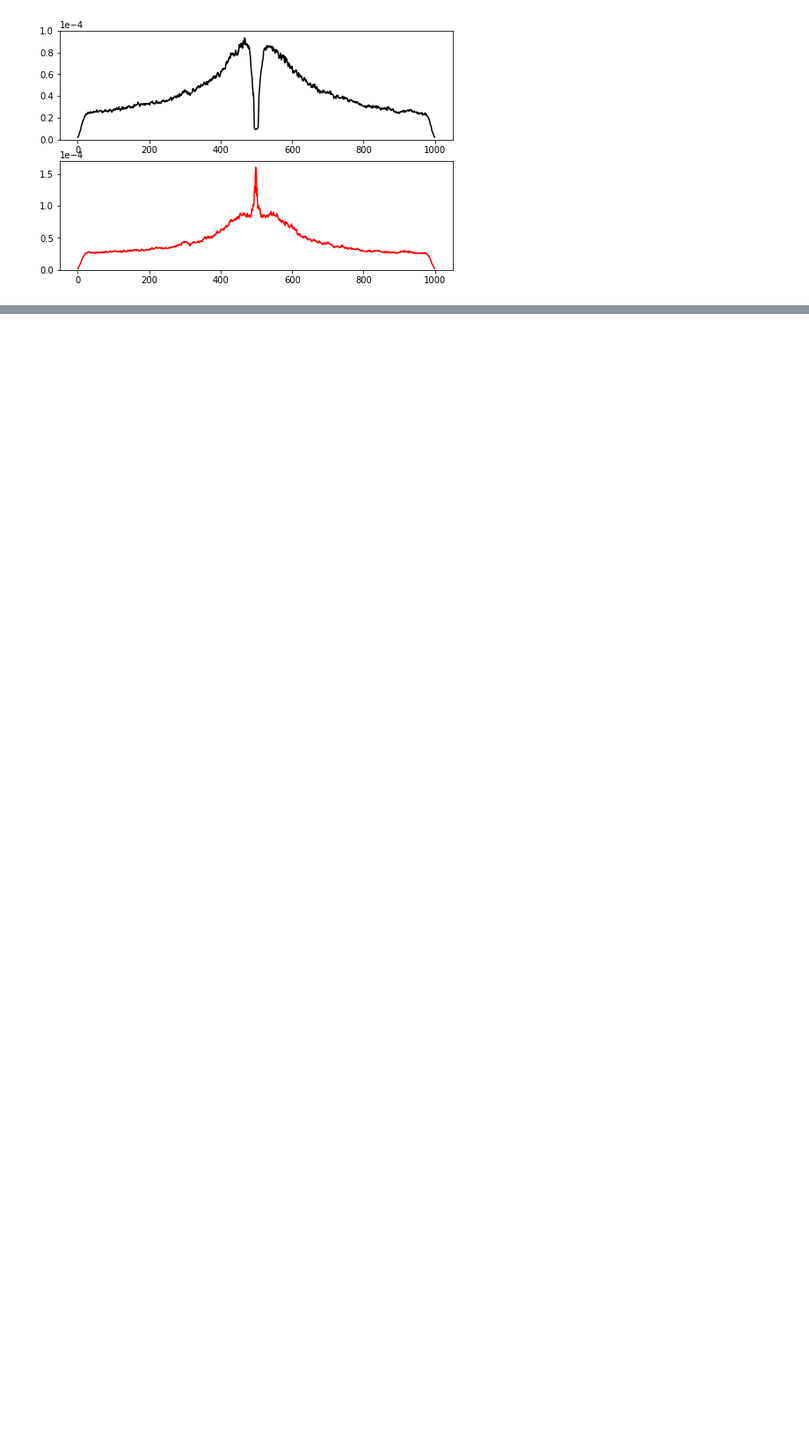
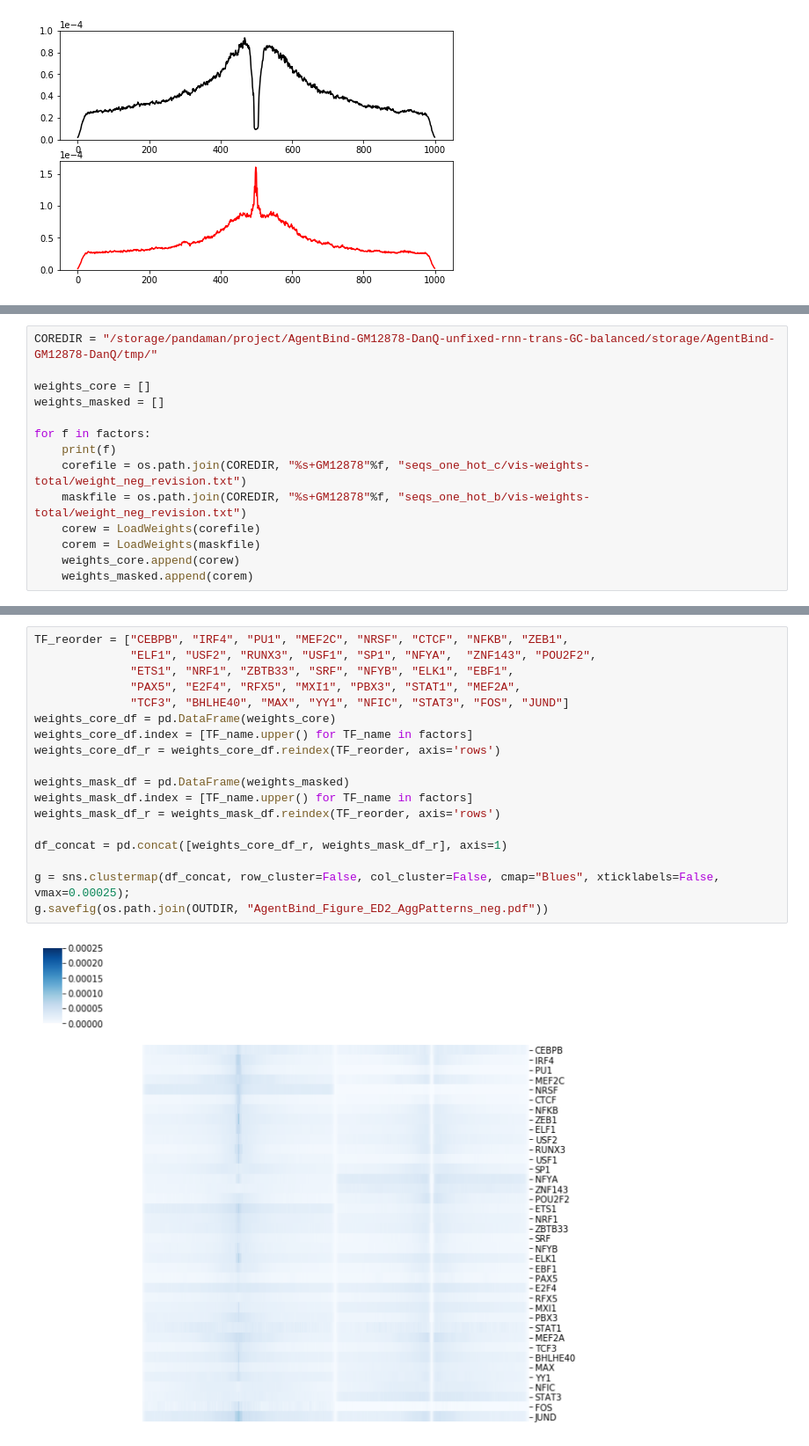
Before and after one commit to gymreklab/agent-bind-analyses, a Jupyter notebook: Figures-publish/AgentBind-Figure2-Publish.ipynb, the cells around one changed output, grey strips where cells are left out. Shown: that part at 88% size. Saved outputs shown, nothing was run; the diff lists cells and outputs as text; blank space fills up the shorter version.

Commit message:
adding heatmap for neg seqs

```diff
--- a/Figures-publish/AgentBind-Figure2-Publish.ipynb
+++ b/Figures-publish/AgentBind-Figure2-Publish.ipynb
@@ -391,0 +378,14 @@ YY1
+# %%
+COREDIR = "/storage/pandaman/project/AgentBind-GM12878-DanQ-unfixed-rnn-trans-GC-balanced/storage/AgentBind-GM12878-DanQ/tmp/"
+
+weights_core = []
+weights_masked = []
+
+for f in factors:
+    print(f)
+    corefile = os.path.join(COREDIR, "%s+GM12878"%f, "seqs_one_hot_c/vis-weights-total/weight_neg_revision.txt")
+    maskfile = os.path.join(COREDIR, "%s+GM12878"%f, "seqs_one_hot_b/vis-weights-total/weight_neg_revision.txt")
+    corew = LoadWeights(corefile)
+    corem = LoadWeights(maskfile)
+    weights_core.append(corew)
+    weights_masked.append(corem)
@@ -391,0 +410,20 @@ YY1
+# %%
+TF_reorder = ["CEBPB", "IRF4", "PU1", "MEF2C", "NRSF", "CTCF", "NFKB", "ZEB1",
+              "ELF1", "USF2", "RUNX3", "USF1", "SP1", "NFYA",  "ZNF143", "POU2F2",
+              "ETS1", "NRF1", "ZBTB33", "SRF", "NFYB", "ELK1", "EBF1",
+              "PAX5", "E2F4", "RFX5", "MXI1", "PBX3", "STAT1", "MEF2A",
+              "TCF3", "BHLHE40", "MAX", "YY1", "NFIC", "STAT3", "FOS", "JUND"]
+weights_core_df = pd.DataFrame(weights_core)
+weights_core_df.index = [TF_name.upper() for TF_name in factors]
+weights_core_df_r = weights_core_df.reindex(TF_reorder, axis='rows')
+
+weights_mask_df = pd.DataFrame(weights_masked)
+weights_mask_df.index = [TF_name.upper() for TF_name in factors]
+weights_mask_df_r = weights_mask_df.reindex(TF_reorder, axis='rows')
+
+df_concat = pd.concat([weights_core_df_r, weights_mask_df_r], axis=1)
+
+g = sns.clustermap(df_concat, row_cluster=False, col_cluster=False, cmap="Blues", xticklabels=False, vmax=0.00025);
+g.savefig(os.path.join(OUTDIR, "AgentBind_Figure_ED2_AggPatterns_neg.pdf"))
+# %% [output]
+[figure, added]
```
Also changed, not shown: parts of 4 cells of this notebook, 1 other file.
